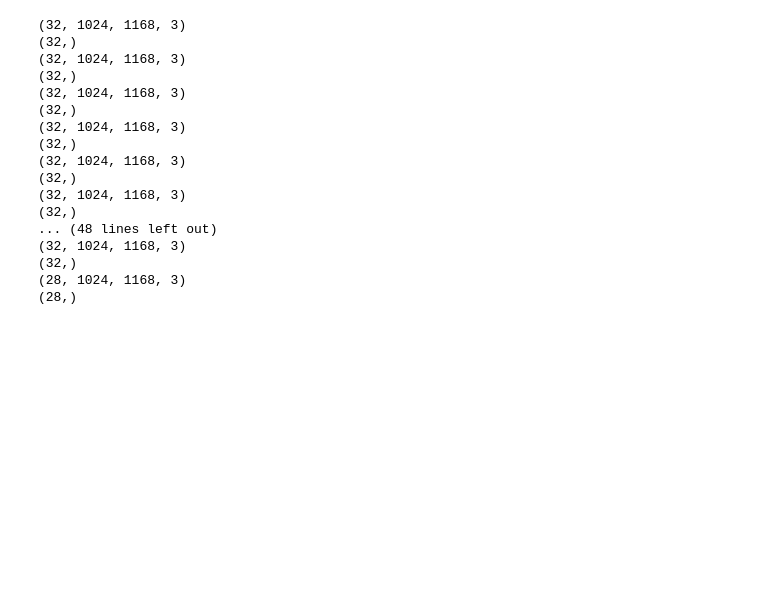
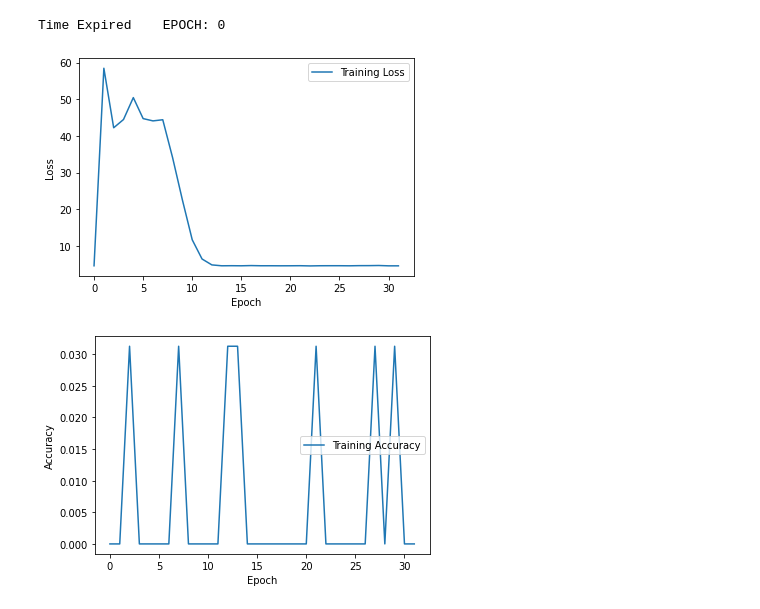
Before and after one commit to RGraham006/INT2Assessment, a Jupyter notebook: int2.ipynb, the cells around one changed output. Drawn from its saved outputs; the diff is of its cells as text; code cells hidden in the pictures; blank space fills up the shorter version.

Commit message:
pushed the correct one this time

```diff
--- a/int2.ipynb
+++ b/int2.ipynb
@@ -44,29 +59,42 @@ loss_fn = tf.keras.losses.SparseCategoricalCrossentropy(from_logits=True)
 model.compile(optimizer='adam',
               loss=loss_fn,
               metrics=['accuracy'])
-# %%
-i = 0
-for batch in training_batches:
-  i+=1
-Print(i)
-for batch in training_batches:
-  print(np.shape(batch[0].numpy()))
-  print(np.shape(batch[1].numpy()))
-# %% [output]
-(32, 1024, 1168, 3)
-(32,)
-(32, 1024, 1168, 3)
-(32,)
-(32, 1024, 1168, 3)
-(32,)
-(32, 1024, 1168, 3)
-(32,)
-(32, 1024, 1168, 3)
-(32,)
-(32, 1024, 1168, 3)
-(32,)
-... (48 lines left out)
-(32, 1024, 1168, 3)
-(32,)
-(28, 1024, 1168, 3)
-(28,)
+# %%
+train_batches = 1
+epochCount = 1
+tf.keras.backend.clear_session()
+start_time = time.time()
+history = {'loss': [], 'accuracy' : []}
+for epoch in range(EPOCHS):
+  for batch in training_batches:
+    print(f"Batch: {train_batches}/{len(training_batches)}    EPOCH: {epochCount}",end='\r')
+    images, labels = batch
+    loss, accuracy = model.train_on_batch(images, labels)
+    history['loss'].append(loss)
+    history['accuracy'].append(accuracy)
+    train_batches += 1
+    if time.time() - start_time >= MAX_TIME:
+      timeDone = True
+      break
+  epochCount += 1
+  train_batches = 1
+  if timeDone:
+    print("Time Expired")
+    break
+# %% [output]
+Time Expired    EPOCH: 0
+# %%
+plt.plot(history['loss'], label='Training Loss')
+plt.xlabel('Epoch')
+plt.ylabel('Loss')
+plt.legend()
+plt.show()
+
+plt.plot(history['accuracy'], label='Training Accuracy')
+plt.xlabel('Epoch')
+plt.ylabel('Accuracy')
+plt.legend()
+plt.show()
+# %% [output]
+[figure, added]
+[figure, added]
```
Also changed, not shown: parts of 6 cells of this notebook.
